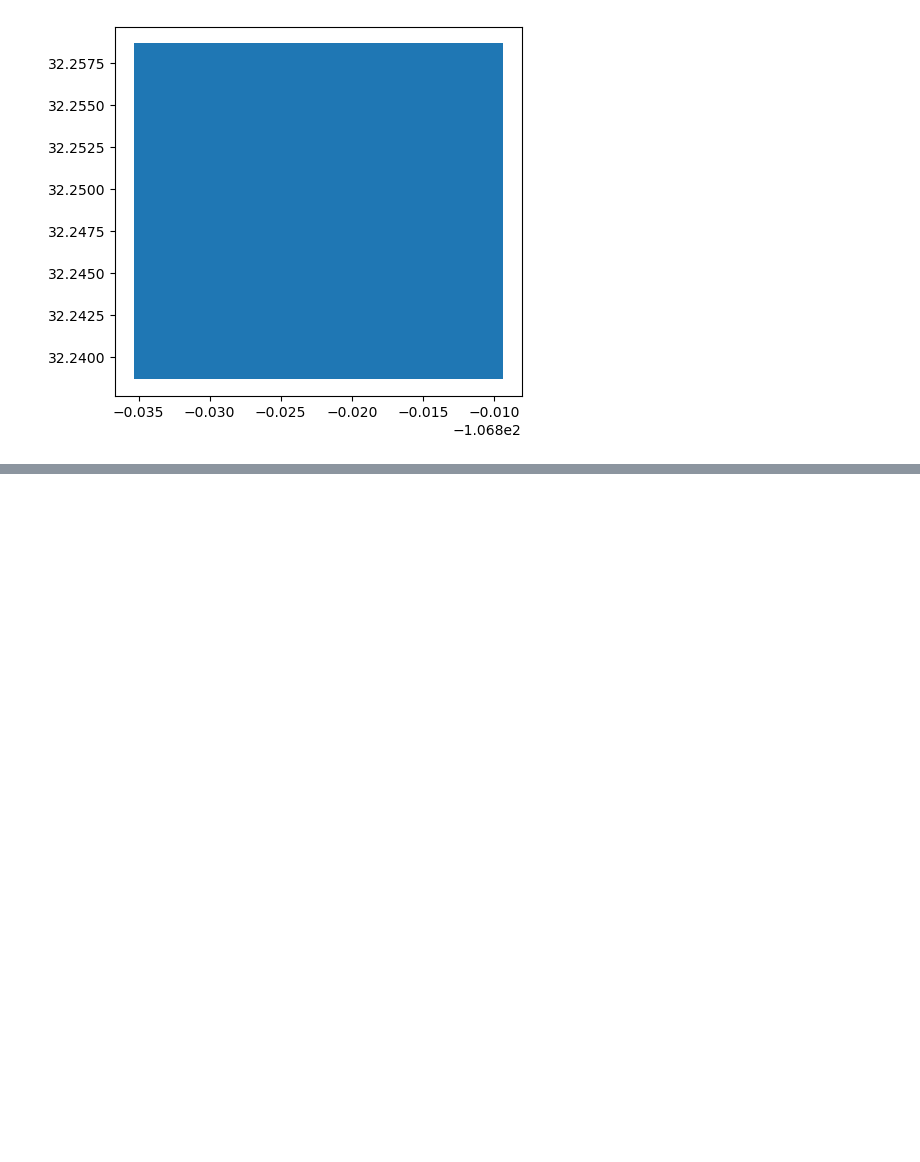
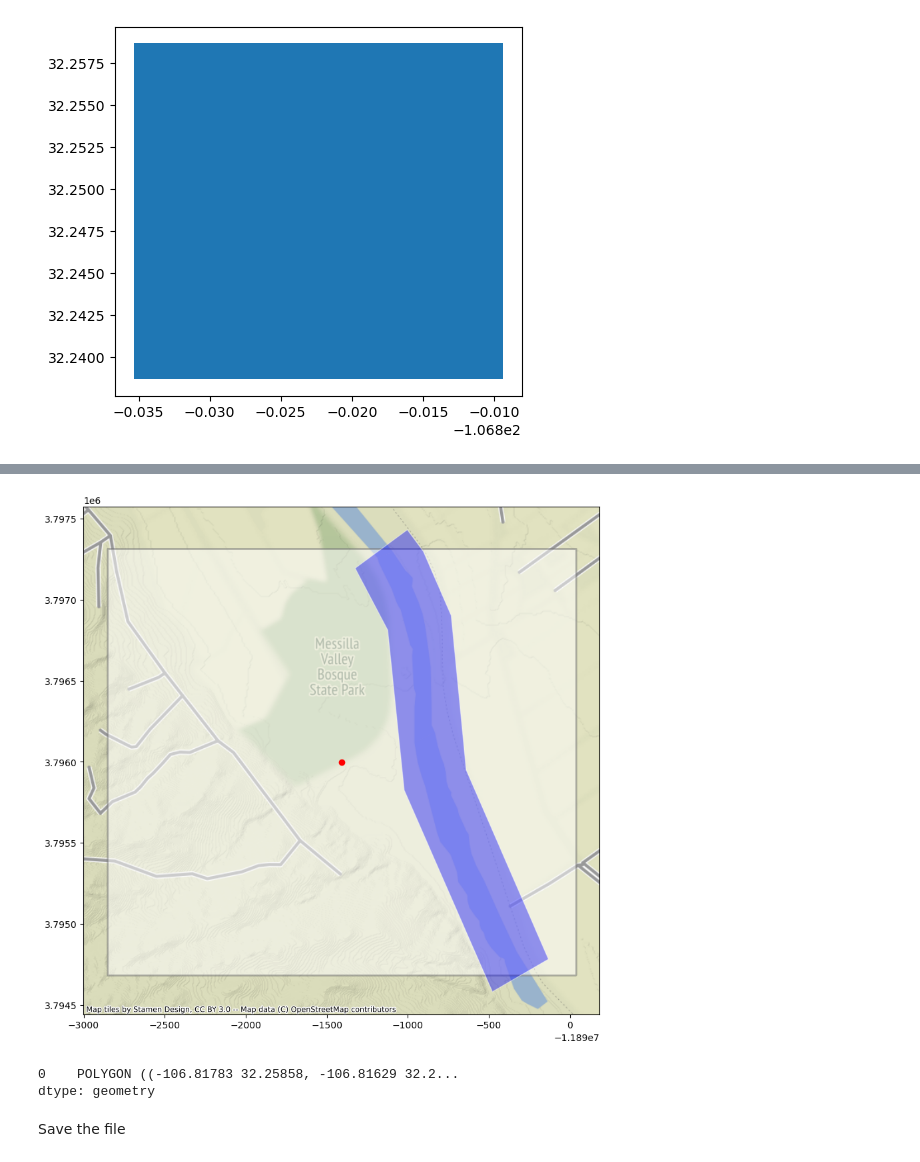
Before and after one commit to dtadych/Tadych_PlanetData_Challenge, a Jupyter notebook: AOI_clipping.ipynb, the cells around one changed output, grey strips where cells are left out. Cells and saved outputs as stored; diff of their text form; code cells hidden in the pictures; blank space fills up the shorter version.

```diff
--- a/AOI_clipping.ipynb
+++ b/AOI_clipping.ipynb
@@ -132 +158,22 @@ river_buffer.to_file("AOI/"+site_name+"_riverbuffer.json", driver="GeoJSON")
+# %%
+# Making it not so complicated of a polygon
+simplified = converted.simplify(0.0006)
+
+visualize_simplify = simplified.to_crs(3857)
+
+fig, ax = plt.subplots(figsize=(10, 10))
+tost.plot(ax=ax, color='#ffffff', alpha=0.5, edgecolor='#6a6a6a', linewidth=2)
+wells_gdf.plot(ax=ax,color='r',label="Monitor Well")
+visualize_simplify.plot(ax=ax, color='b',alpha = 0.4,edgecolor='#FFFFFF',label="AOI")
+# ax.legend()
+cx.add_basemap(ax)
+# %% [output]
+[figure, added]
+# %%
+simplified
+# %% [output]
+0    POLYGON ((-106.81783 32.25858, -106.81629 32.2...
+dtype: geometry
+# %% [markdown]
+Save the file
 # %%
```
Also changed, not shown: parts of 12 cells of this notebook, 1 other file.
